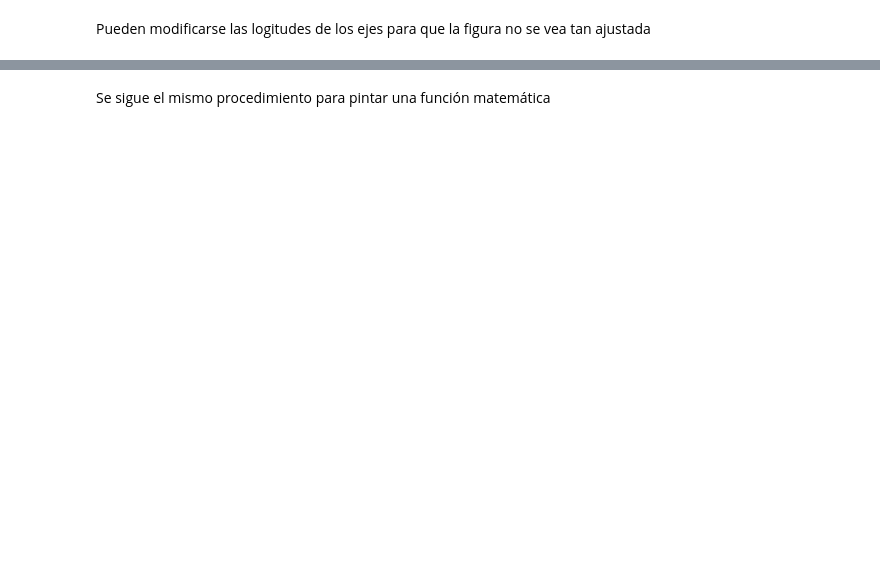
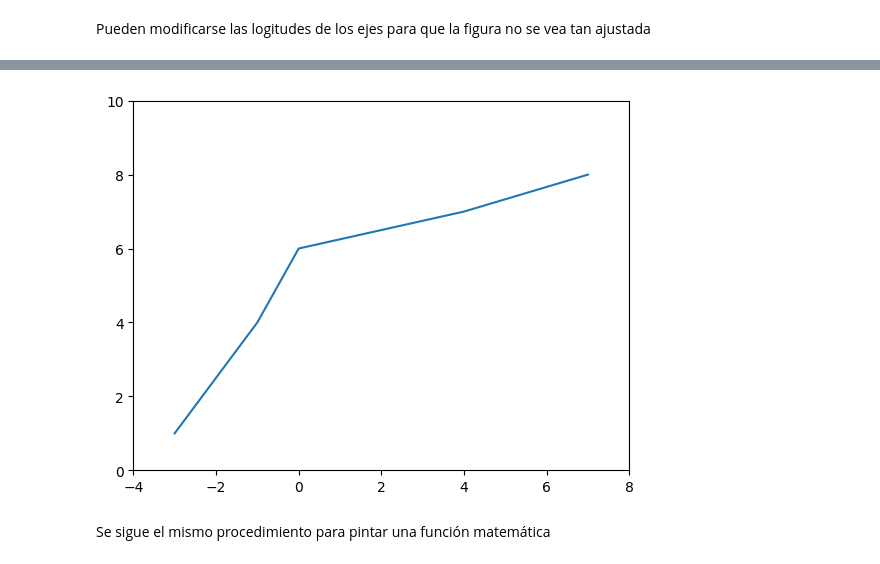
Before and after one commit to MorritaConP1to/Diplomado-RNA, a Jupyter notebook: Modulo-2/Notebooks/Tema4/Introducción a Matplotlib_blank.ipynb, the cells around one changed output, grey strips where cells are left out. Saved outputs shown, nothing was run; the diff lists cells and outputs as text; code cells hidden in the pictures; blank space fills up the shorter version.

```diff
--- a/Modulo-2/Notebooks/Tema4/Introducción a Matplotlib_blank.ipynb
+++ b/Modulo-2/Notebooks/Tema4/Introducción a Matplotlib_blank.ipynb
@@ -27,3 +68,9 @@ Pueden modificarse las logitudes de los ejes para que la figura no se vea tan aj
+# %%
+plt.plot([-3,-1,0,4,7],[1,4,6,7,8])
+plt.axis([-4,8,0,10])
+plt.show()
+# %% [output]
+[figure, added]
 # %% [markdown]
 Se sigue el mismo procedimiento para pintar una función matemática
 # %%
```
Also changed, not shown: parts of 24 cells of this notebook, 3 other files.
